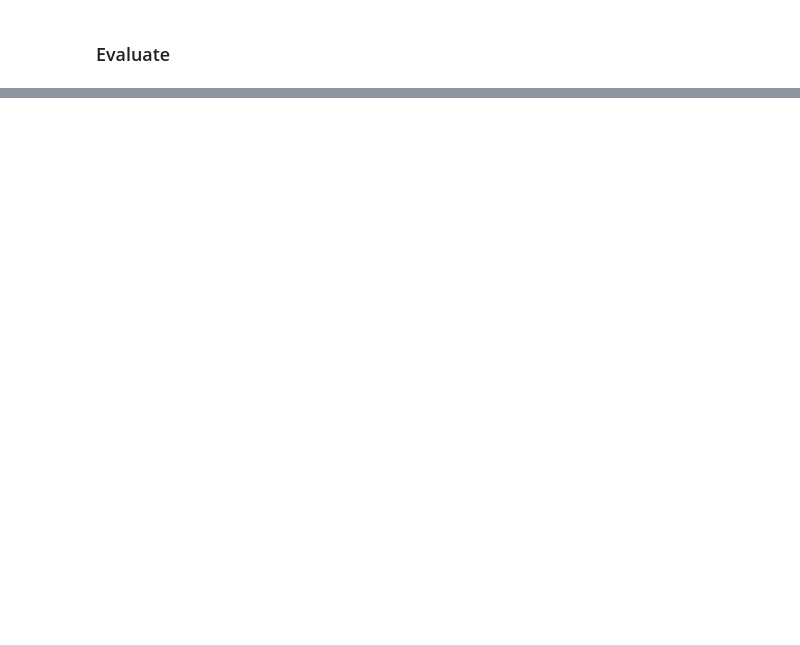
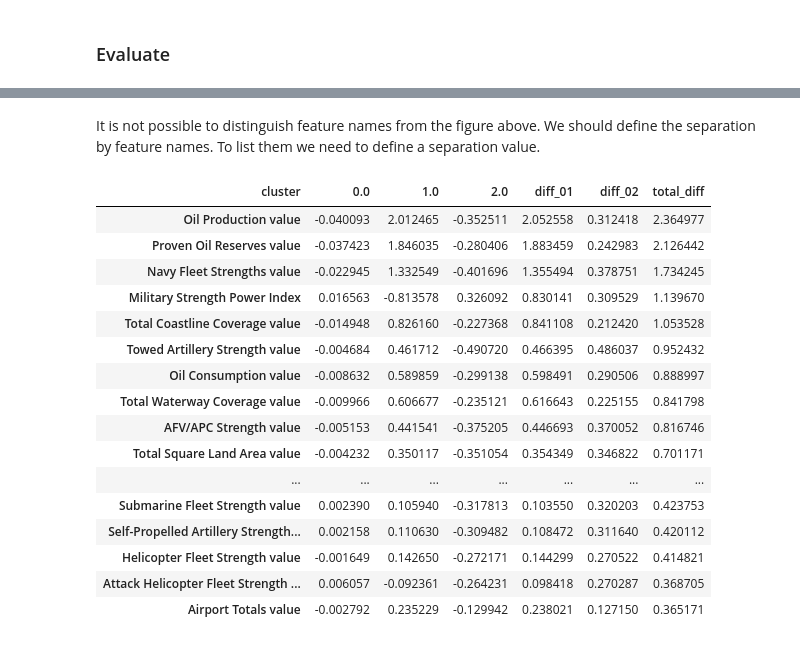
Before and after one commit to halit-vural/CW-Asg-HV-2022, a Jupyter notebook: CW-ML2-Asg4-military_power-C9807-Halit.ipynb, the cells around one changed output, grey strips where cells are left out. Drawn from its saved outputs; the diff is of its cells as text; code cells hidden in the pictures; blank space fills up the shorter version.

```diff
--- a/CW-ML2-Asg4-military_power-C9807-Halit.ipynb
+++ b/CW-ML2-Asg4-military_power-C9807-Halit.ipynb
@@ -829,0 +856,27 @@ ValueError: ignored
+# %% [markdown]
+It is not possible to distinguish feature names from the figure above. We should define the separation by feature names. To list them we need to define a separation value.
+# %%
+clus_pred = X_.groupby("cluster").mean().T
+clus_pred['diff_01'] = np.abs(clus_pred[0.0] - clus_pred[1.0])
+clus_pred['diff_02'] = np.abs(clus_pred[0.0] - clus_pred[2.0])
+clus_pred['total_diff'] = clus_pred['diff_01'] + clus_pred['diff_02']
+clus_pred
+clus_pred.sort_values(['total_diff'], ascending=False)
+# %% [output]
+| cluster | 0.0 | 1.0 | 2.0 | diff_01 | diff_02 | total_diff |
+| Oil Production value | -0.040093 | 2.012465 | -0.352511 | 2.052558 | 0.312418 | 2.364977 |
+| Proven Oil Reserves value | -0.037423 | 1.846035 | -0.280406 | 1.883459 | 0.242983 | 2.126442 |
+| Navy Fleet Strengths value | -0.022945 | 1.332549 | -0.401696 | 1.355494 | 0.378751 | 1.734245 |
+| Military Strength Power Index | 0.016563 | -0.813578 | 0.326092 | 0.830141 | 0.309529 | 1.139670 |
+| Total Coastline Coverage value | -0.014948 | 0.826160 | -0.227368 | 0.841108 | 0.212420 | 1.053528 |
+| Towed Artillery Strength value | -0.004684 | 0.461712 | -0.490720 | 0.466395 | 0.486037 | 0.952432 |
+| Oil Consumption value | -0.008632 | 0.589859 | -0.299138 | 0.598491 | 0.290506 | 0.888997 |
+| Total Waterway Coverage value | -0.009966 | 0.606677 | -0.235121 | 0.616643 | 0.225155 | 0.841798 |
+| AFV/APC Strength value | -0.005153 | 0.441541 | -0.375205 | 0.446693 | 0.370052 | 0.816746 |
+| Total Square Land Area value | -0.004232 | 0.350117 | -0.351054 | 0.354349 | 0.346822 | 0.701171 |
+| ... | ... | ... | ... | ... | ... | ... |
+| Submarine Fleet Strength value | 0.002390 | 0.105940 | -0.317813 | 0.103550 | 0.320203 | 0.423753 |
+| Self-Propelled Artillery Strength... | 0.002158 | 0.110630 | -0.309482 | 0.108472 | 0.311640 | 0.420112 |
+| Helicopter Fleet Strength value | -0.001649 | 0.142650 | -0.272171 | 0.144299 | 0.270522 | 0.414821 |
+| Attack Helicopter Fleet Strength ... | 0.006057 | -0.092361 | -0.264231 | 0.098418 | 0.270287 | 0.368705 |
+| Airport Totals value | -0.002792 | 0.235229 | -0.129942 | 0.238021 | 0.127150 | 0.365171 |
```
Also changed, not shown: parts of 25 cells of this notebook.
